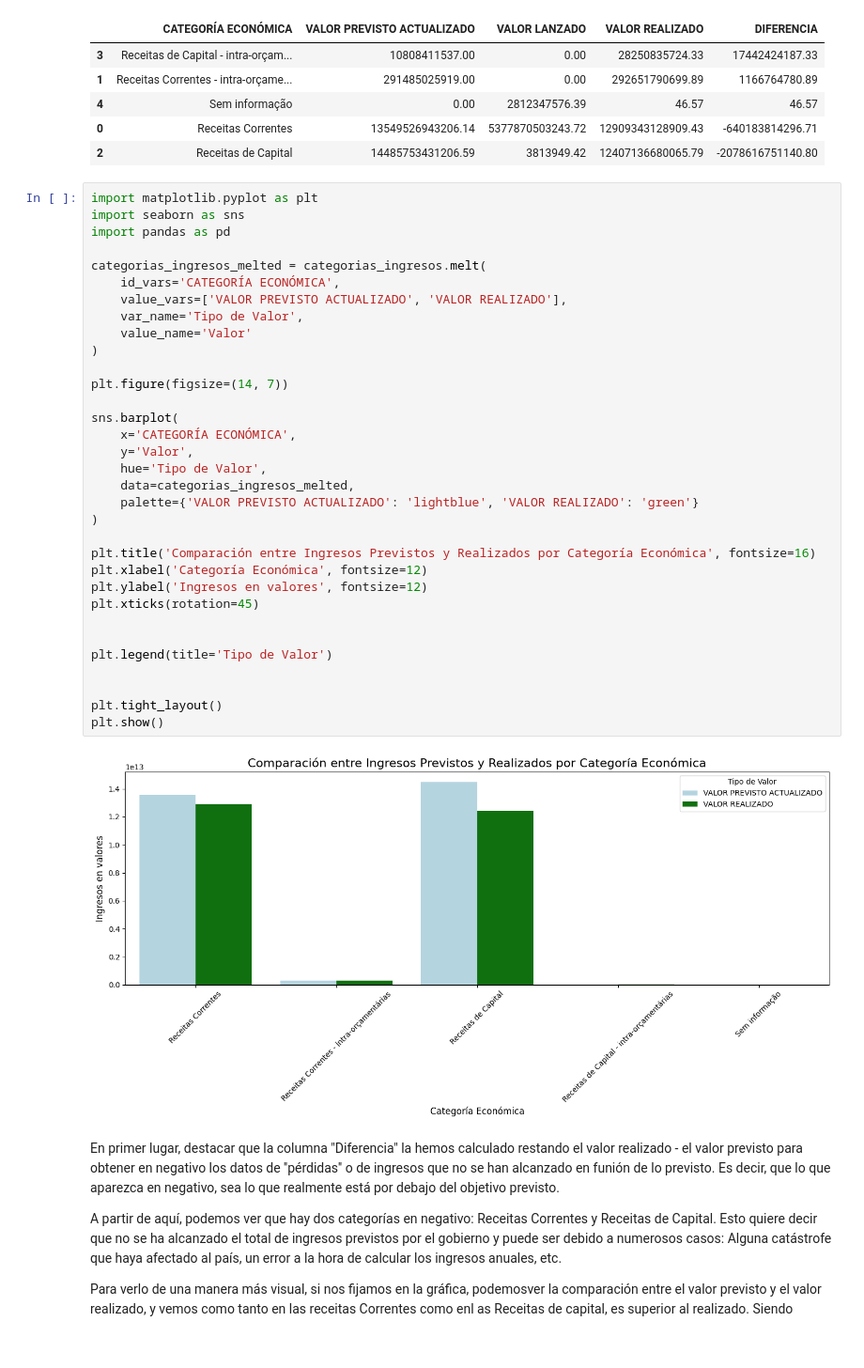
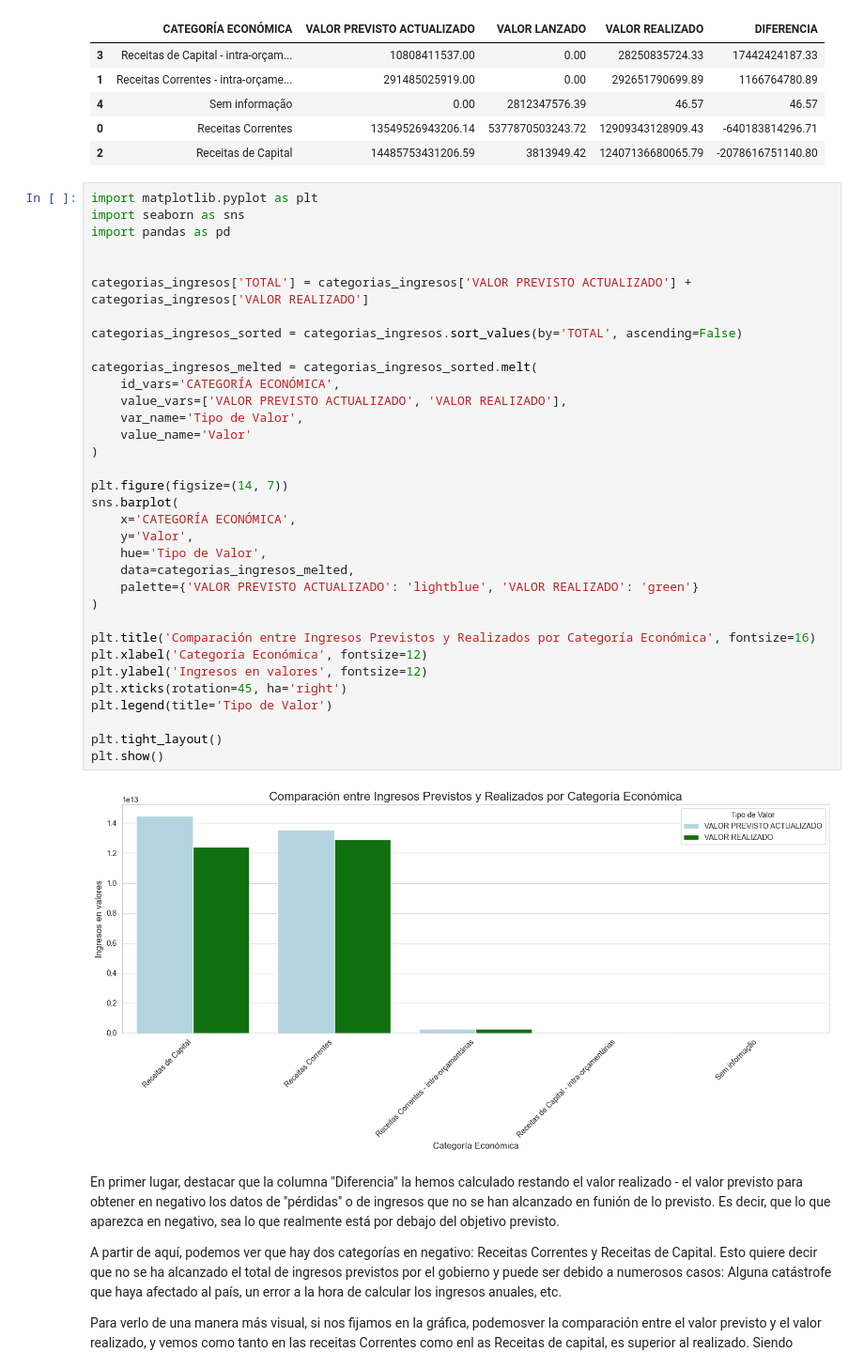
Before and after one commit to Gonzalo8julian/11.Proyecto2_EDA-Ingresos-Publicos-Brasil, a Jupyter notebook: 3.PROYECTO2_EDA y visualizacion.ipynb, the cells around one changed output. Shown at 94% size. Saved outputs shown, nothing was run; the diff lists cells and outputs as text.

```diff
--- a/3.PROYECTO2_EDA y visualizacion.ipynb
+++ b/3.PROYECTO2_EDA y visualizacion.ipynb
@@ -344,38 +344,39 @@ categorias_ingresos.sort_values(by="DIFERENCIA", ascending=False)
 # %%
 import matplotlib.pyplot as plt
 import seaborn as sns
 import pandas as pd
 
-categorias_ingresos_melted = categorias_ingresos.melt(
+
+categorias_ingresos['TOTAL'] = categorias_ingresos['VALOR PREVISTO ACTUALIZADO'] + categorias_ingresos['VALOR REALIZADO']
+
+categorias_ingresos_sorted = categorias_ingresos.sort_values(by='TOTAL', ascending=False)
+
+categorias_ingresos_melted = categorias_ingresos_sorted.melt(
     id_vars='CATEGORÍA ECONÓMICA',
     value_vars=['VALOR PREVISTO ACTUALIZADO', 'VALOR REALIZADO'],
     var_name='Tipo de Valor',
     value_name='Valor'
 )
 
 plt.figure(figsize=(14, 7))
-
 sns.barplot(
     x='CATEGORÍA ECONÓMICA',
     y='Valor',
     hue='Tipo de Valor',
     data=categorias_ingresos_melted,
     palette={'VALOR PREVISTO ACTUALIZADO': 'lightblue', 'VALOR REALIZADO': 'green'}
 )
 
 plt.title('Comparación entre Ingresos Previstos y Realizados por Categoría Económica', fontsize=16)
 plt.xlabel('Categoría Económica', fontsize=12)
 plt.ylabel('Ingresos en valores', fontsize=12)
-plt.xticks(rotation=45)
-
-
+plt.xticks(rotation=45, ha='right')
 plt.legend(title='Tipo de Valor')
-
 
 plt.tight_layout()
 plt.show()
 # %% [output]
-[figure, old version]
+[figure, new version]
 # %% [markdown]
 En primer lugar, destacar que la columna "Diferencia" la hemos calculado restando el valor realizado - el valor previsto para obtener en negativo los datos de ''pérdidas'' o de ingresos que no se han alcanzado en funión de lo previsto. Es decir, que lo que aparezca en negativo, sea lo que realmente está por debajo del objetivo previsto.
 
```
Also changed, not shown: parts of 9 cells of this notebook, 3 other files.
